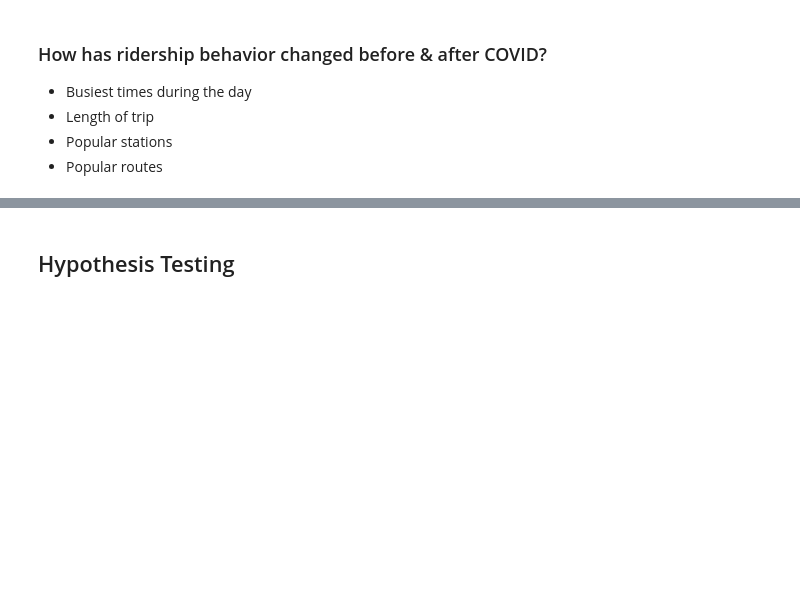
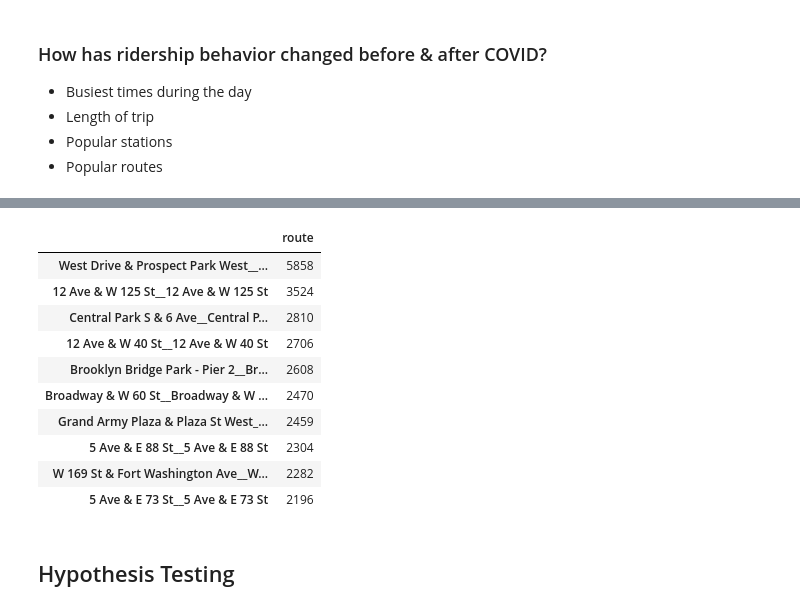
Before and after one commit to graceh3/citibike-analysis, a Jupyter notebook: Citibike - Statistical Analysis Project.ipynb, the cells around one changed output, grey strips where cells are left out. Drawn from its saved outputs; the diff is of its cells as text; code cells hidden in the pictures; blank space fills up the shorter version.

```diff
--- a/Citibike - Statistical Analysis Project.ipynb
+++ b/Citibike - Statistical Analysis Project.ipynb
@@ -605,3 +625,17 @@ Mean and median trip duration are higher in 2020.
+# %%
+df_popular_routes_2020.head(10)
+# %% [output]
+|  | route |
+| West Drive & Prospect Park West__... | 5858 |
+| 12 Ave & W 125 St__12 Ave & W 125 St | 3524 |
+| Central Park S & 6 Ave__Central P... | 2810 |
+| 12 Ave & W 40 St__12 Ave & W 40 St | 2706 |
+| Brooklyn Bridge Park - Pier 2__Br... | 2608 |
+| Broadway & W 60 St__Broadway & W ... | 2470 |
+| Grand Army Plaza & Plaza St West_... | 2459 |
+| 5 Ave & E 88 St__5 Ave & E 88 St | 2304 |
+| W 169 St & Fort Washington Ave__W... | 2282 |
+| 5 Ave & E 73 St__5 Ave & E 73 St | 2196 |
 # %% [markdown]
 ## Hypothesis Testing
 # %% [markdown]
```
Also changed, not shown: parts of 16 cells of this notebook.
